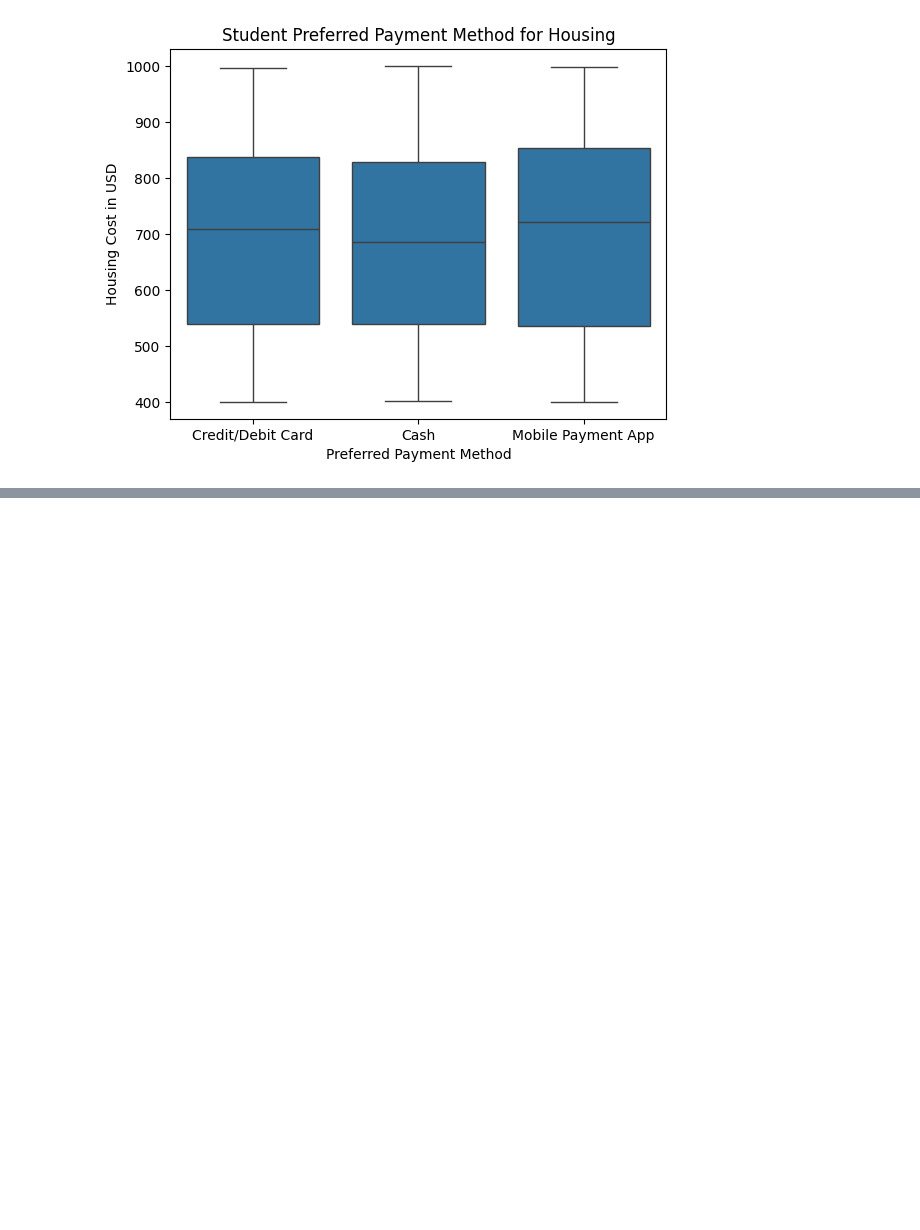
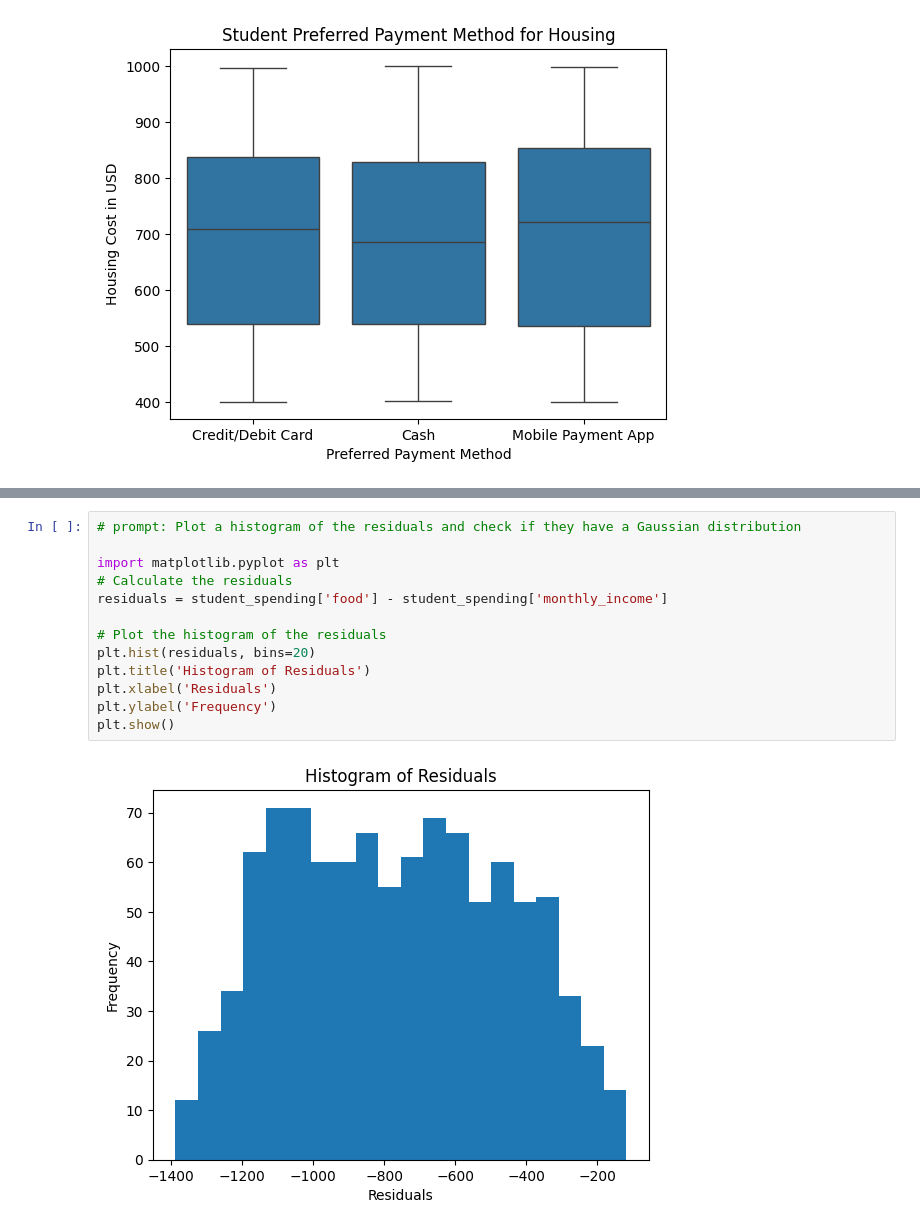
Before and after one commit to berkleysayaka/Project2, a Jupyter notebook: Copy_of_240404_Project2_rja_(2)_(1).ipynb, the cells around one changed output, grey strips where cells are left out. Cells and saved outputs as stored; diff of their text form; blank space fills up the shorter version.

```diff
--- a/Copy_of_240404_Project2_rja_(2)_(1).ipynb
+++ b/Copy_of_240404_Project2_rja_(2)_(1).ipynb
@@ -99,0 +100,15 @@ plt.show()
+# %%
+# prompt: Plot a histogram of the residuals and check if they have a Gaussian distribution
+
+import matplotlib.pyplot as plt
+# Calculate the residuals
+residuals = student_spending['food'] - student_spending['monthly_income']
+
+# Plot the histogram of the residuals
+plt.hist(residuals, bins=20)
+plt.title('Histogram of Residuals')
+plt.xlabel('Residuals')
+plt.ylabel('Frequency')
+plt.show()
+# %% [output]
+[figure, added]
```
Also changed, not shown: parts of 2 cells of this notebook.
